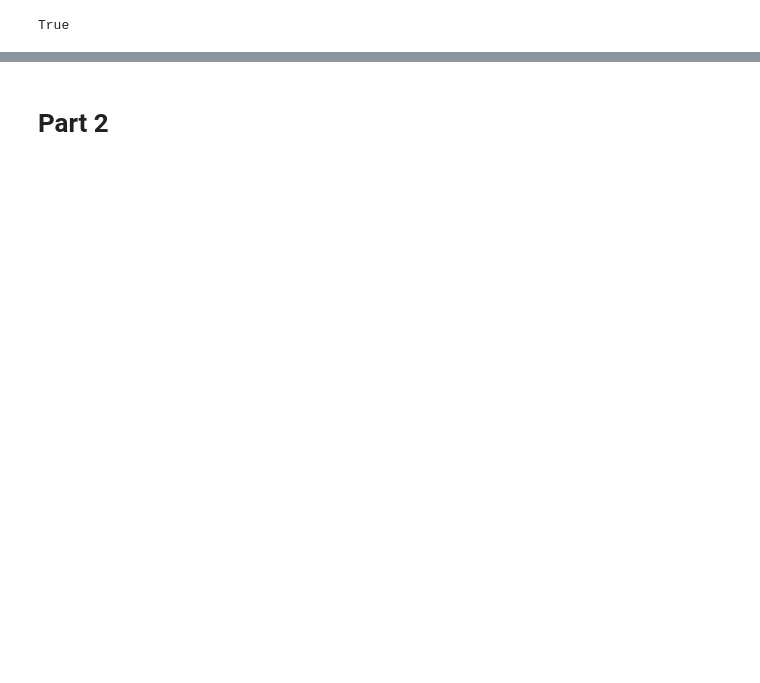
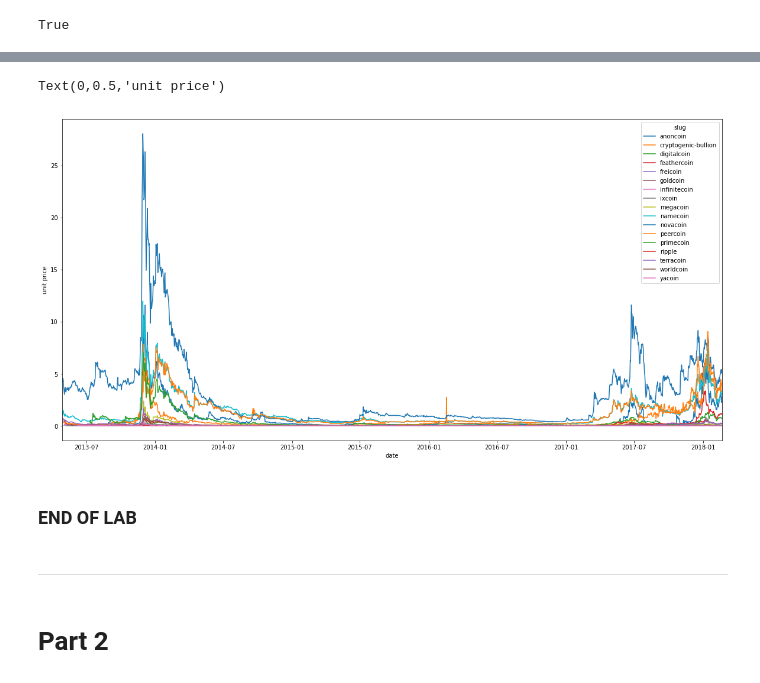
Before and after one commit to bassampourco/LearnAI-CustomTimeSeriesForecastingWithAML, a Jupyter notebook: Crypto_Markets.ipynb, the cells around one changed output, grey strips where cells are left out. Saved outputs shown, nothing was run; the diff lists cells and outputs as text; code cells hidden in the pictures; blank space fills up the shorter version.

```diff
--- a/Crypto_Markets.ipynb
+++ b/Crypto_Markets.ipynb
@@ -137,2 +169,13 @@ len(data_merged.loc[data_merged.isnull().any(axis=1)])
+# %%
+cats_to_remove = ['bitcoin', 'litecoin', 'bitbar']
+ax = data.loc[data['slug'].isin(top_slugs[:20].remove_categories(cats_to_remove))].groupby(['date', 'slug'])['open'].mean().unstack().plot()
+ax.set_ylabel("unit price")
+# %% [output]
+Text(0,0.5,'unit price')
+[figure, added]
+# %% [markdown]
+### END OF LAB
+# %% [markdown]
+---
 # %% [markdown]
 # Part 2
```
Also changed, not shown: parts of 147 cells of this notebook.
